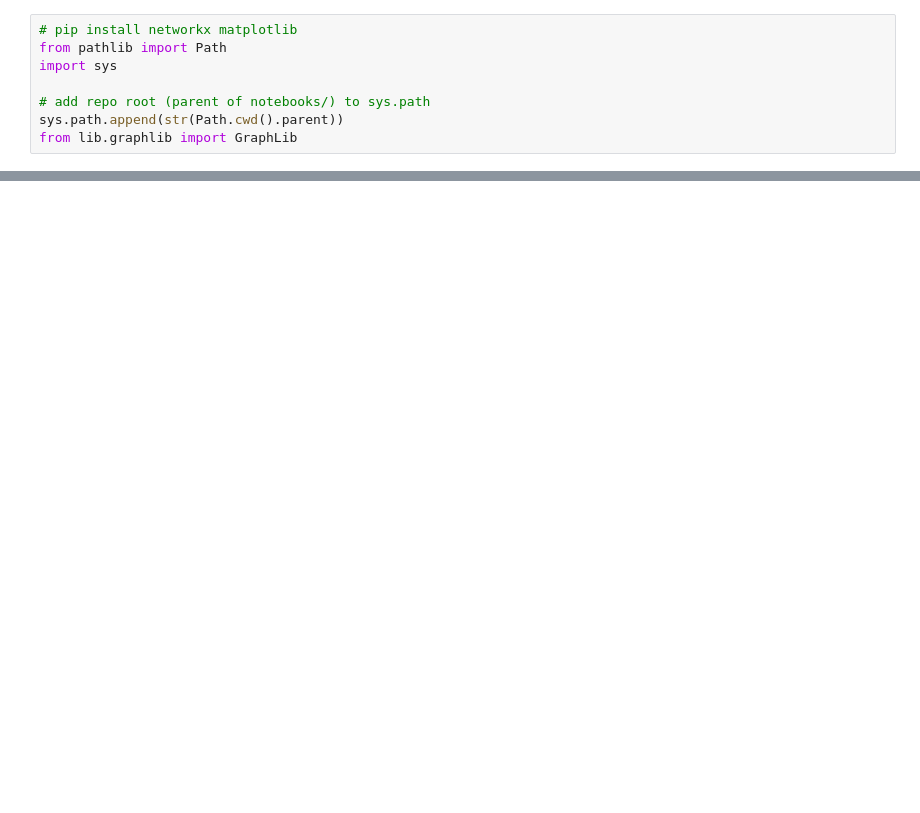
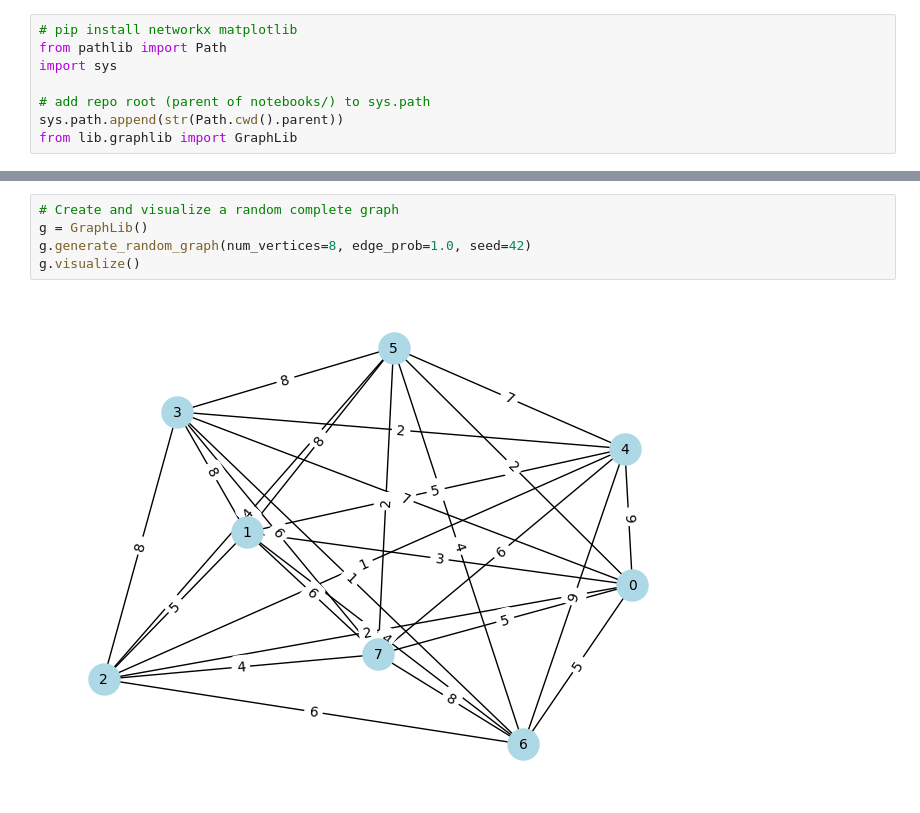
Before and after one commit to kaveh096/qc-hello-worlds, a Jupyter notebook: notebooks/graph_demo.ipynb, the cells around one changed output, grey strips where cells are left out. Drawn from its saved outputs; the diff is of its cells as text; blank space fills up the shorter version.

```diff
--- a/notebooks/graph_demo.ipynb
+++ b/notebooks/graph_demo.ipynb
@@ -28,0 +29,7 @@ Max-Cut Local Search Approx: ({1, 4, 6, 7}, {0, 2, 3, 5, 8, 9}) 63
+# %%
+# Create and visualize a random complete graph
+g = GraphLib()
+g.generate_random_graph(num_vertices=8, edge_prob=1.0, seed=42)
+g.visualize()
+# %% [output]
+[figure, added]
```
Also changed, not shown: parts of 3 cells of this notebook, 1 other file.
